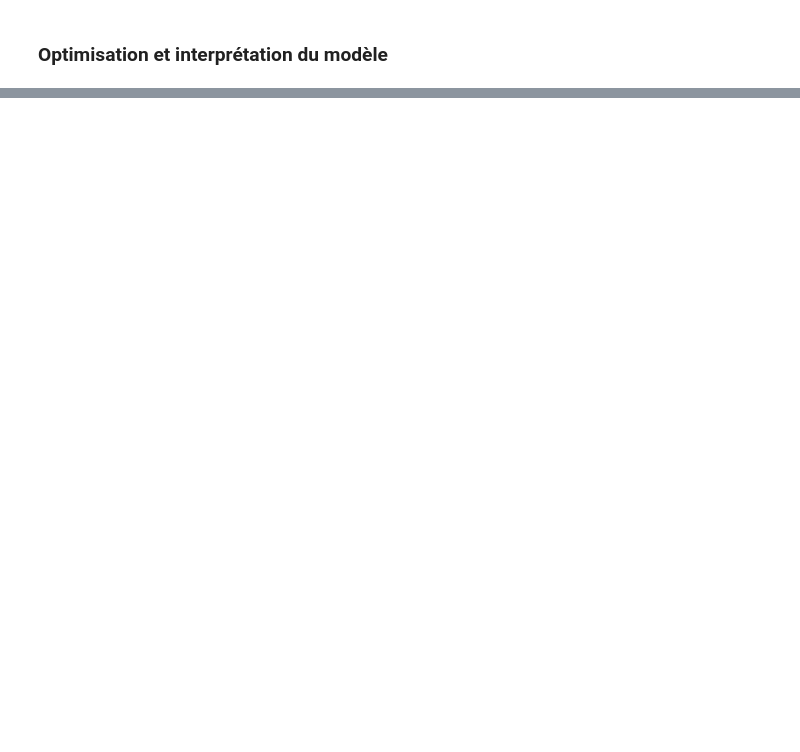
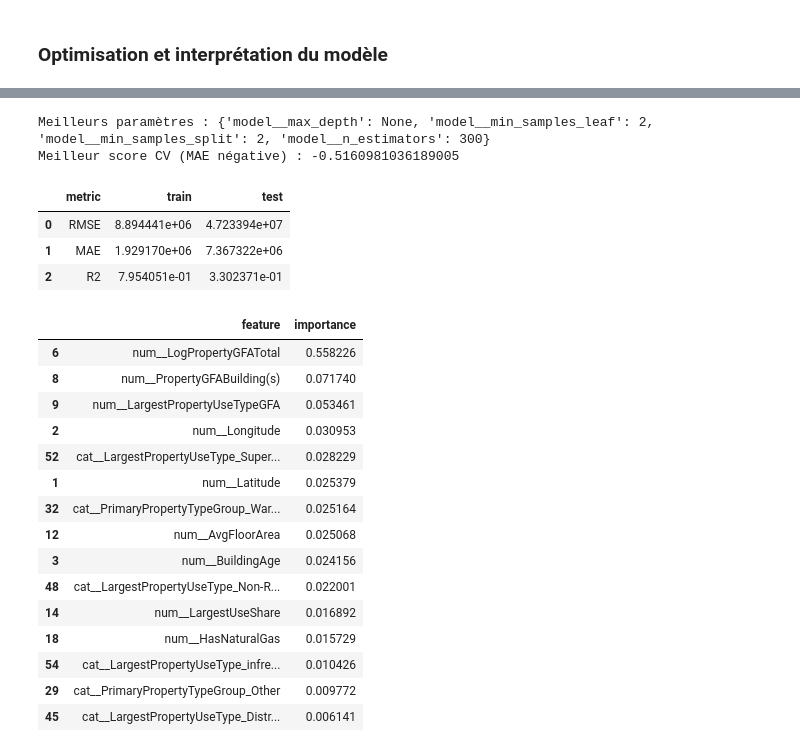
Before and after one commit to aaronsaintroch/seattle-energy-project, a Jupyter notebook: notebooks/P3_Seattle_Energy.ipynb, the cells around one changed output, grey strips where cells are left out. Saved outputs shown, nothing was run; the diff lists cells and outputs as text; code cells hidden in the pictures; blank space fills up the shorter version.

```diff
--- a/notebooks/P3_Seattle_Energy.ipynb
+++ b/notebooks/P3_Seattle_Energy.ipynb
@@ -881,0 +1011,6 @@ A réaliser :
+# %%
+small_param_grid = {
+    "model__n_estimators": [100, 200],
+    "model__max_depth": [None, 10],
+    "model__min_samples_split": [2, 5]
+}
@@ -881,0 +1060,7 @@ A réaliser :
+# %%
+param_grid = {
+    "model__n_estimators": [100, 200, 300],
+    "model__max_depth": [None, 10, 20],
+    "model__min_samples_split": [2, 5, 10],
+    "model__min_samples_leaf": [1, 2, 4]
+}
@@ -881,0 +1097,6 @@ A réaliser :
+# %%
+print("Meilleurs paramètres :", grid_search.best_params_)
+print("Meilleur score CV (MAE négative) :", grid_search.best_score_)
+# %% [output]
+Meilleurs paramètres : {'model__max_depth': None, 'model__min_samples_leaf': 2, 'model__min_samples_split': 2, 'model__n_estimators': 300}
+Meilleur score CV (MAE négative) : -0.5160981036189005
@@ -881,0 +1111,48 @@ A réaliser :
+# %%
+best_rf_results = pd.DataFrame({
+    "metric": ["RMSE", "MAE", "R2"],
+    "train": [
+        np.sqrt(mean_squared_error(y_train_true, y_train_pred_best)),
+        mean_absolute_error(y_train_true, y_train_pred_best),
+        r2_score(y_train_true, y_train_pred_best)
+    ],
+    "test": [
+        np.sqrt(mean_squared_error(y_test_true, y_test_pred_best)),
+        mean_absolute_error(y_test_true, y_test_pred_best),
+        r2_score(y_test_true, y_test_pred_best)
+    ]
+})
+
+best_rf_results
+# %% [output]
+|  | metric | train | test |
+| 0 | RMSE | 8.894441e+06 | 4.723394e+07 |
+| 1 | MAE | 1.929170e+06 | 7.367322e+06 |
+| 2 | R2 | 7.954051e-01 | 3.302371e-01 |
+# %%
+feature_names = best_rf_model.named_steps["preprocessor"].get_feature_names_out()
+importances = best_rf_model.named_steps["model"].feature_importances_
+
+importance_df = pd.DataFrame({
+    "feature": feature_names,
+    "importance": importances
+}).sort_values("importance", ascending=False)
+
+importance_df.head(15)
+# %% [output]
+|  | feature | importance |
+| 6 | num__LogPropertyGFATotal | 0.558226 |
+| 8 | num__PropertyGFABuilding(s) | 0.071740 |
+| 9 | num__LargestPropertyUseTypeGFA | 0.053461 |
+| 2 | num__Longitude | 0.030953 |
+| 52 | cat__LargestPropertyUseType_Super... | 0.028229 |
+| 1 | num__Latitude | 0.025379 |
+| 32 | cat__PrimaryPropertyTypeGroup_War... | 0.025164 |
+| 12 | num__AvgFloorArea | 0.025068 |
+| 3 | num__BuildingAge | 0.024156 |
+| 48 | cat__LargestPropertyUseType_Non-R... | 0.022001 |
+| 14 | num__LargestUseShare | 0.016892 |
+| 18 | num__HasNaturalGas | 0.015729 |
+| 54 | cat__LargestPropertyUseType_infre... | 0.010426 |
+| 29 | cat__PrimaryPropertyTypeGroup_Other | 0.009772 |
+| 45 | cat__LargestPropertyUseType_Distr... | 0.006141 |
```
Also changed, not shown: parts of 44 cells of this notebook, 4 other files.
